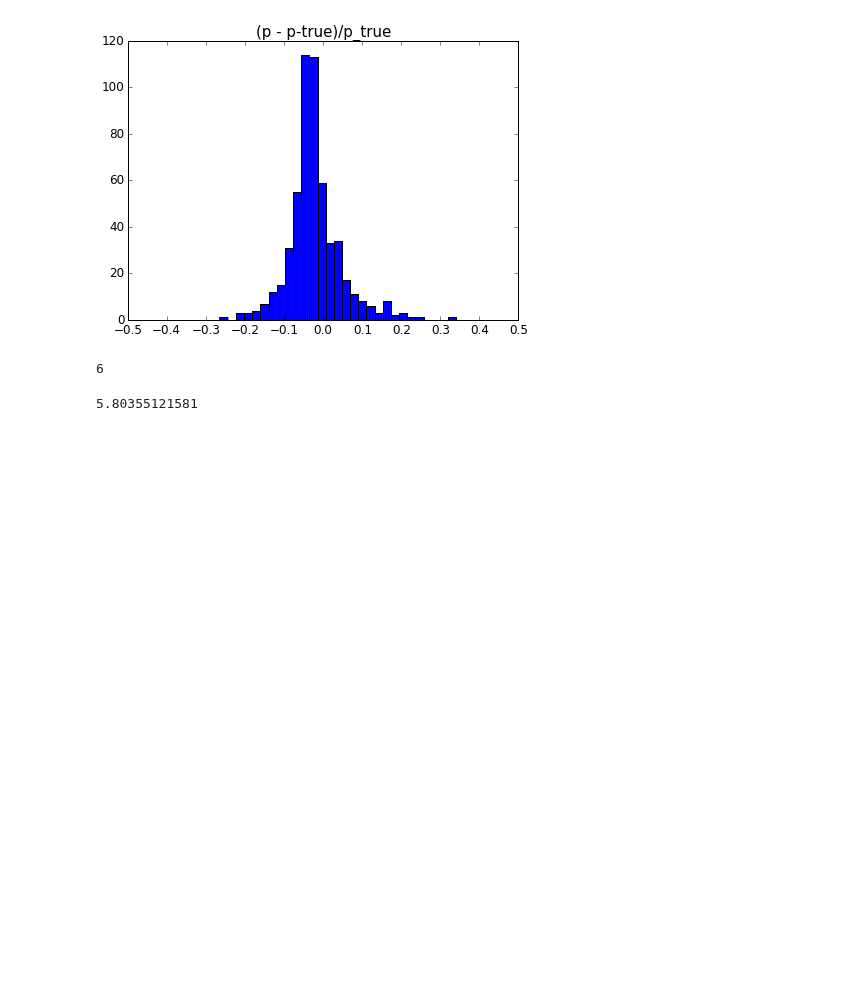
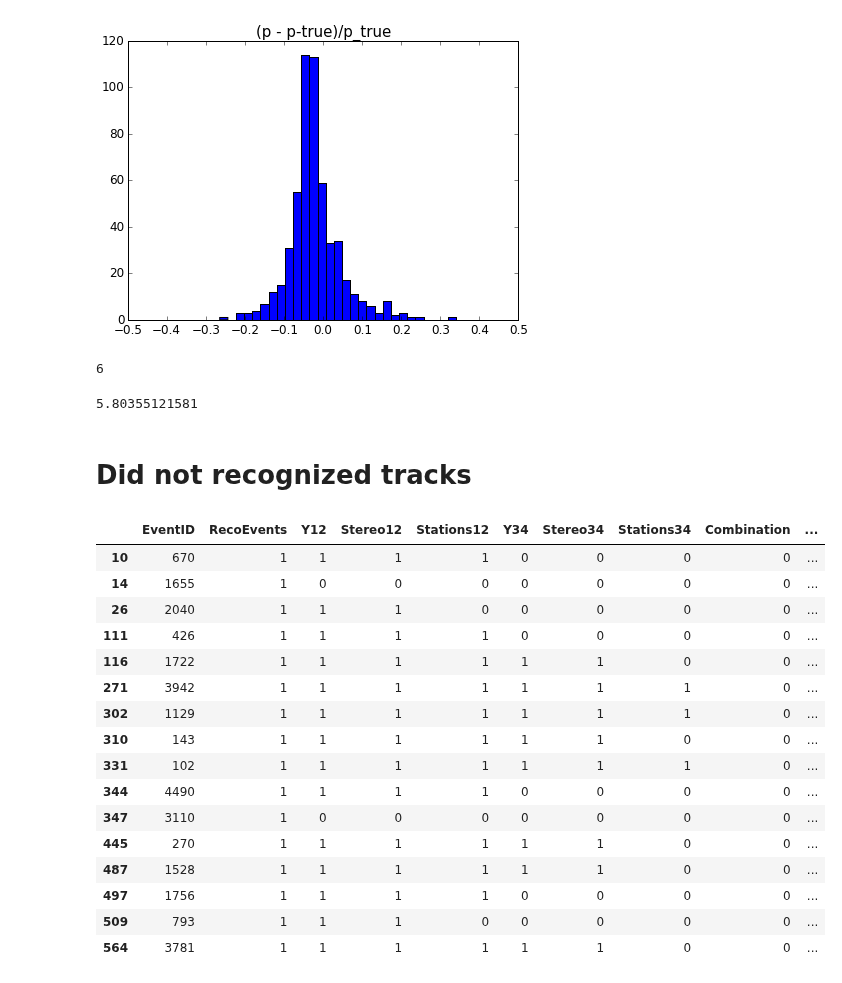
Before and after one commit to yandexdataschool/ship_tracks_recognition, a Jupyter notebook: notebooks/BaselineDoubleHitsAndNewCombination.ipynb, the cells around one changed output. Drawn from its saved outputs; the diff is of its cells as text; code cells hidden in the pictures; blank space fills up the shorter version.

```diff
--- a/notebooks/BaselineDoubleHitsAndNewCombination.ipynb
+++ b/notebooks/BaselineDoubleHitsAndNewCombination.ipynb
@@ -625,3 +624,26 @@ len(p_err) - len(p_err[numpy.isfinite(p_err)])
 print numpy.abs(p_err[numpy.isfinite(p_err)]).mean() * 100
 # %% [output]
 5.80355121581
+# %% [markdown]
+# Did not recognized tracks
+# %%
+#pass_stages['EventID'] = tracks.keys()
+pass_stages[pass_stages.Matching.values == 0]
+# %% [output]
+|  | EventID | RecoEvents | Y12 | Stereo12 | Stations12 | Y34 | Stereo34 | Stations34 | Combination | ... |
+| 10 | 670 | 1 | 1 | 1 | 1 | 0 | 0 | 0 | 0 | ... |
+| 14 | 1655 | 1 | 0 | 0 | 0 | 0 | 0 | 0 | 0 | ... |
+| 26 | 2040 | 1 | 1 | 1 | 0 | 0 | 0 | 0 | 0 | ... |
+| 111 | 426 | 1 | 1 | 1 | 1 | 0 | 0 | 0 | 0 | ... |
+| 116 | 1722 | 1 | 1 | 1 | 1 | 1 | 1 | 0 | 0 | ... |
+| 271 | 3942 | 1 | 1 | 1 | 1 | 1 | 1 | 1 | 0 | ... |
+| 302 | 1129 | 1 | 1 | 1 | 1 | 1 | 1 | 1 | 0 | ... |
+| 310 | 143 | 1 | 1 | 1 | 1 | 1 | 1 | 0 | 0 | ... |
+| 331 | 102 | 1 | 1 | 1 | 1 | 1 | 1 | 1 | 0 | ... |
+| 344 | 4490 | 1 | 1 | 1 | 1 | 0 | 0 | 0 | 0 | ... |
+| 347 | 3110 | 1 | 0 | 0 | 0 | 0 | 0 | 0 | 0 | ... |
+| 445 | 270 | 1 | 1 | 1 | 1 | 1 | 1 | 0 | 0 | ... |
+| 487 | 1528 | 1 | 1 | 1 | 1 | 1 | 1 | 0 | 0 | ... |
+| 497 | 1756 | 1 | 1 | 1 | 1 | 0 | 0 | 0 | 0 | ... |
+| 509 | 793 | 1 | 1 | 1 | 0 | 0 | 0 | 0 | 0 | ... |
+| 564 | 3781 | 1 | 1 | 1 | 1 | 1 | 1 | 0 | 0 | ... |
```
Also changed, not shown: parts of 9 cells of this notebook, 1 other file.
